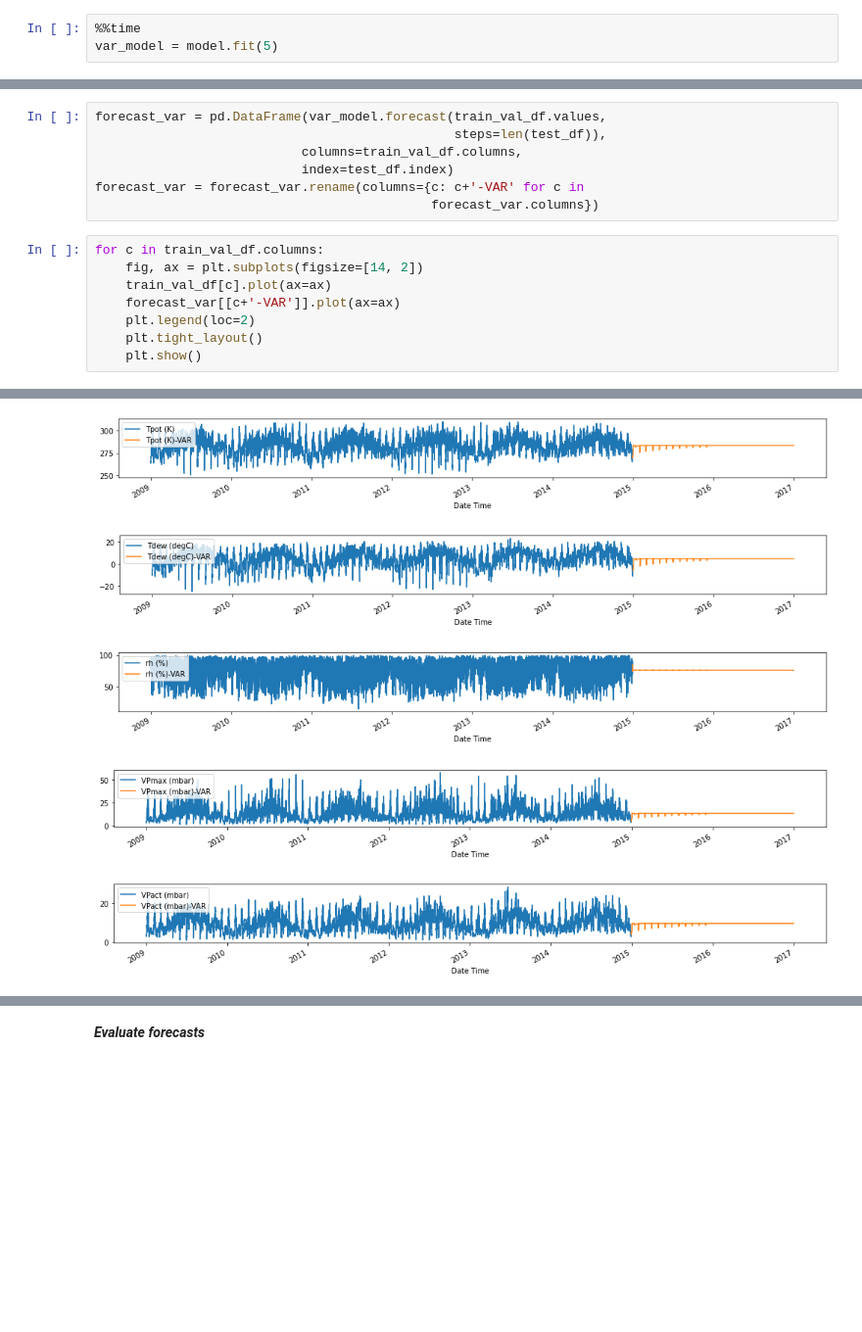
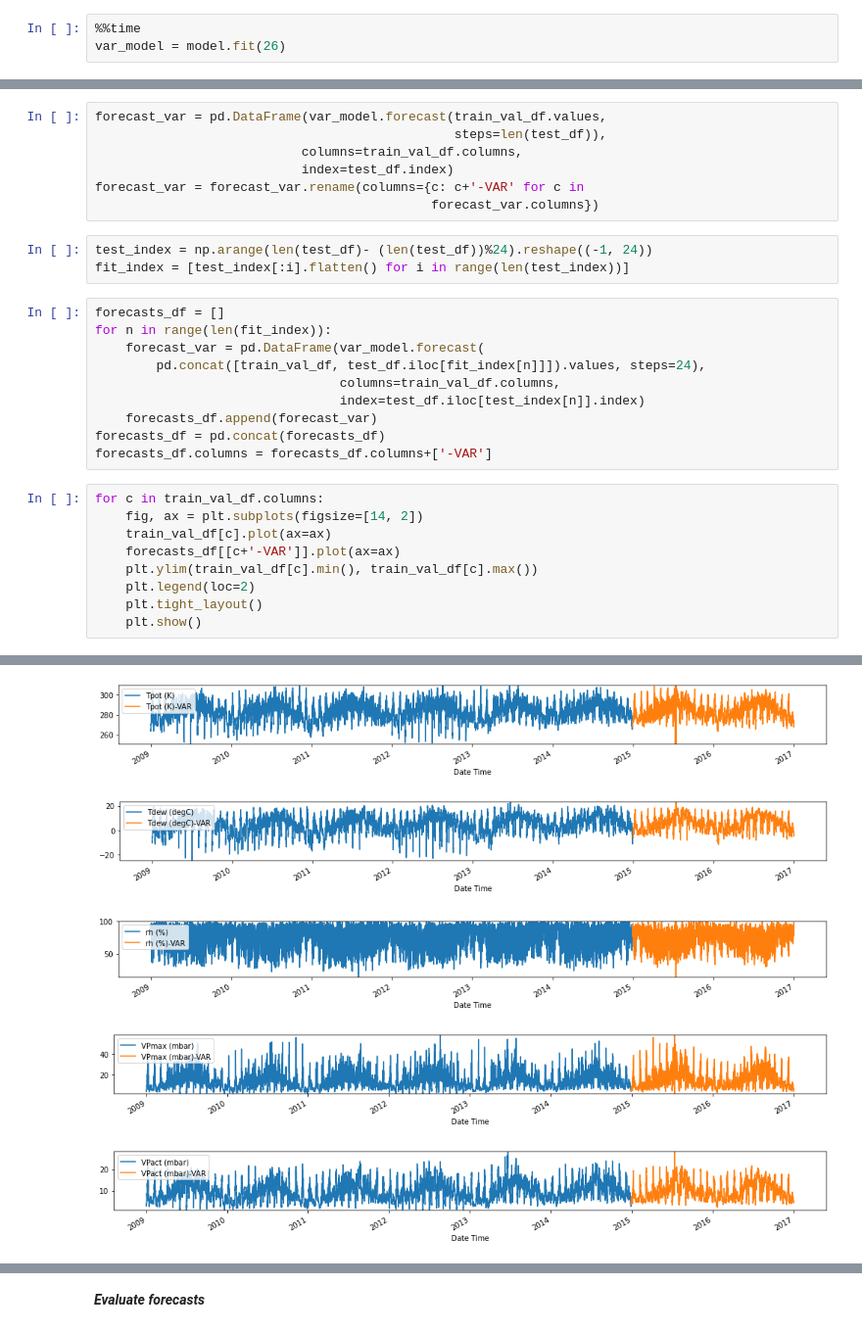
Before and after one commit to phdinds-aim/time_series_handbook, a Jupyter notebook: 03_VectorAutoregressiveModels/03_VectorAutoregressiveMethods.ipynb, the cells around one changed output, grey strips where cells are left out. Shown at 98% size. Drawn from its saved outputs; the diff is of its cells as text; blank space fills up the shorter version.

```diff
--- a/03_VectorAutoregressiveModels/03_VectorAutoregressiveMethods.ipynb
+++ b/03_VectorAutoregressiveModels/03_VectorAutoregressiveMethods.ipynb
@@ -927,5 +857,5 @@ The model order that resulted to the minimum value varies for each information c
 ***Train VAR model using the training and validation data***
 # %%
 %%time
-var_model = model.fit(5)
+var_model = model.fit(26)
 # %% [output]
@@ -938,11 +868,25 @@ forecast_var = pd.DataFrame(var_model.forecast(train_val_df.values,
                            index=test_df.index)
 forecast_var = forecast_var.rename(columns={c: c+'-VAR' for c in
                                             forecast_var.columns})
+# %%
+test_index = np.arange(len(test_df)- (len(test_df))%24).reshape((-1, 24))
+fit_index = [test_index[:i].flatten() for i in range(len(test_index))]
+# %%
+forecasts_df = []
+for n in range(len(fit_index)):
+    forecast_var = pd.DataFrame(var_model.forecast(
+        pd.concat([train_val_df, test_df.iloc[fit_index[n]]]).values, steps=24),
+                                columns=train_val_df.columns,
+                                index=test_df.iloc[test_index[n]].index)
+    forecasts_df.append(forecast_var)
+forecasts_df = pd.concat(forecasts_df)
+forecasts_df.columns = forecasts_df.columns+['-VAR']
 # %%
 for c in train_val_df.columns:
     fig, ax = plt.subplots(figsize=[14, 2])
     train_val_df[c].plot(ax=ax)
-    forecast_var[[c+'-VAR']].plot(ax=ax)
+    forecasts_df[[c+'-VAR']].plot(ax=ax)
+    plt.ylim(train_val_df[c].min(), train_val_df[c].max())
     plt.legend(loc=2)
     plt.tight_layout()
     plt.show()
@@ -952,5 +896,5 @@ for c in train_val_df.columns:
-[figure, old version]
+[figure, new version]
-[figure, old version]
+[figure, new version]
-[figure, old version]
+[figure, new version]
-[figure, old version]
+[figure, new version]
-[figure, old version]
+[figure, new version]
```
Also changed, not shown: parts of 30 cells of this notebook.
